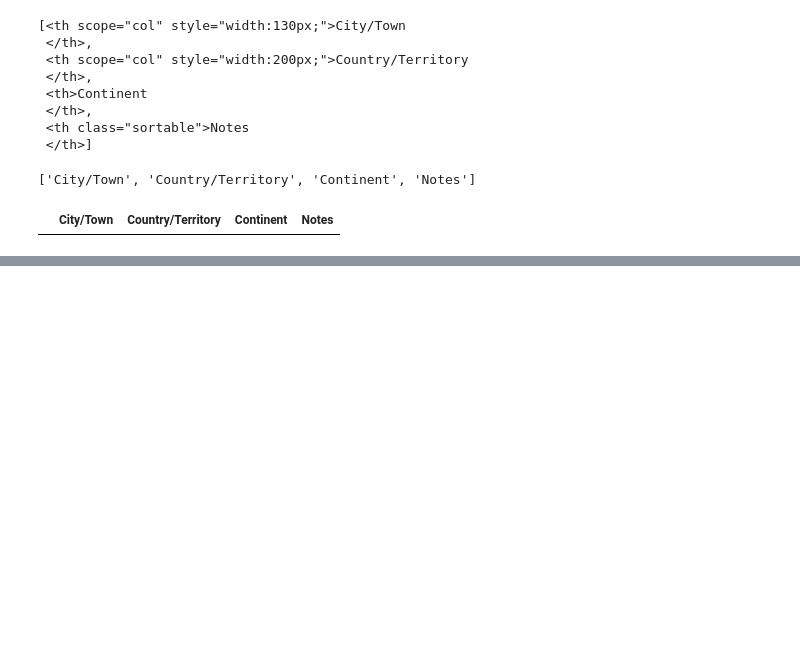
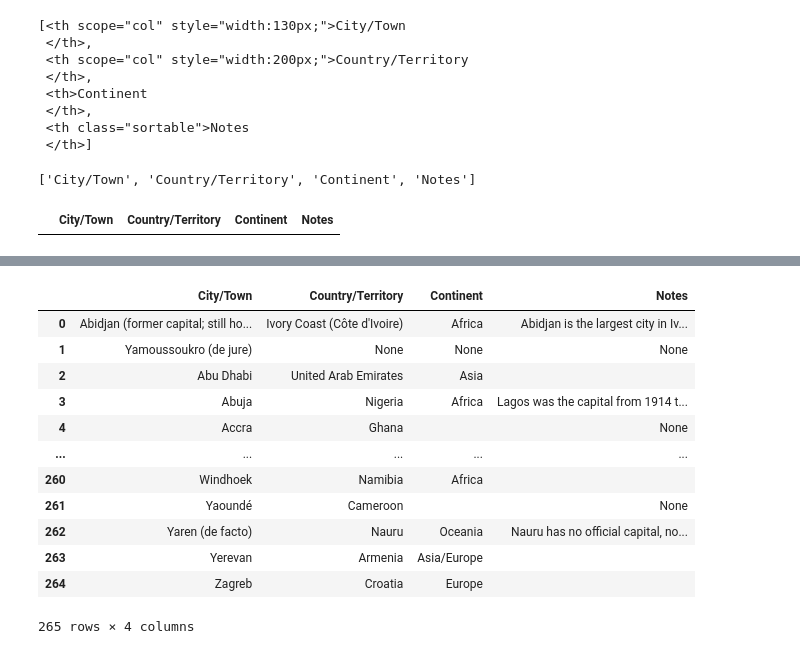
Before and after one commit to RabiaA-arif/AI, a Jupyter notebook: air_quality_index_prediction/web_sraping2.ipynb, the cells around one changed output, grey strips where cells are left out. Cells and saved outputs as stored; diff of their text form; code cells hidden in the pictures; blank space fills up the shorter version.

```diff
--- a/air_quality_index_prediction/web_sraping2.ipynb
+++ b/air_quality_index_prediction/web_sraping2.ipynb
@@ -122,0 +154,25 @@ pd.to_csv
+# %%
+import pandas as pd
+from bs4 import BeautifulSoup
+
+# suppose you already have column names
+columns = ["City/Town", "Country/Territory", "Continent", "Notes"]  # 👈 your real column names here
+df = pd.DataFrame(columns=columns)
+
+for row in column_data[1:]:
+    row_data = row.find_all("td")
+    individual_row_data = [data.text.strip() for data in row_data]
+
+    # ✅ Handle mismatched length
+    if len(individual_row_data) == len(df.columns):
+        df.loc[len(df)] = individual_row_data
+    elif len(individual_row_data) < len(df.columns):
+        # pad missing values
+        individual_row_data += [None] * (len(df.columns) - len(individual_row_data))
+        df.loc[len(df)] = individual_row_data
+    else:
+        # trim extra values
+        individual_row_data = individual_row_data[:len(df.columns)]
+        df.loc[len(df)] = individual_row_data
+
+print(df)
@@ -122,0 +197,16 @@ pd.to_csv
+# %%
+df
+# %% [output]
+|  | City/Town | Country/Territory | Continent | Notes |
+| 0 | Abidjan (former capital; still ho... | Ivory Coast (Côte d'Ivoire) | Africa | Abidjan is the largest city in Iv... |
+| 1 | Yamoussoukro (de jure) | None | None | None |
+| 2 | Abu Dhabi | United Arab Emirates | Asia |  |
+| 3 | Abuja | Nigeria | Africa | Lagos was the capital from 1914 t... |
+| 4 | Accra | Ghana |  | None |
+| ... | ... | ... | ... | ... |
+| 260 | Windhoek | Namibia | Africa |  |
+| 261 | Yaoundé | Cameroon |  | None |
+| 262 | Yaren (de facto) | Nauru | Oceania | Nauru has no official capital, no... |
+| 263 | Yerevan | Armenia | Asia/Europe |  |
+| 264 | Zagreb | Croatia | Europe |  |
+265 rows × 4 columns
```
Also changed, not shown: parts of 8 cells of this notebook, 1 other file.
